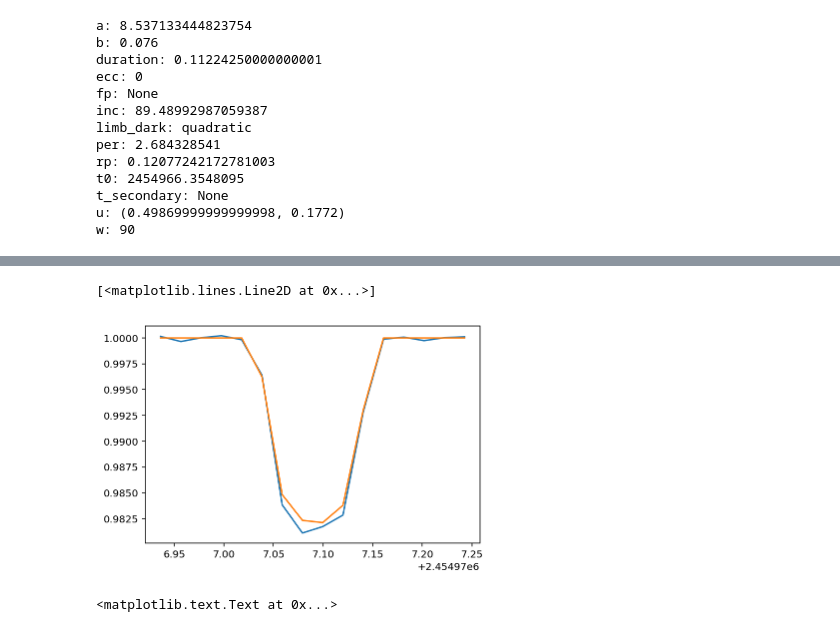
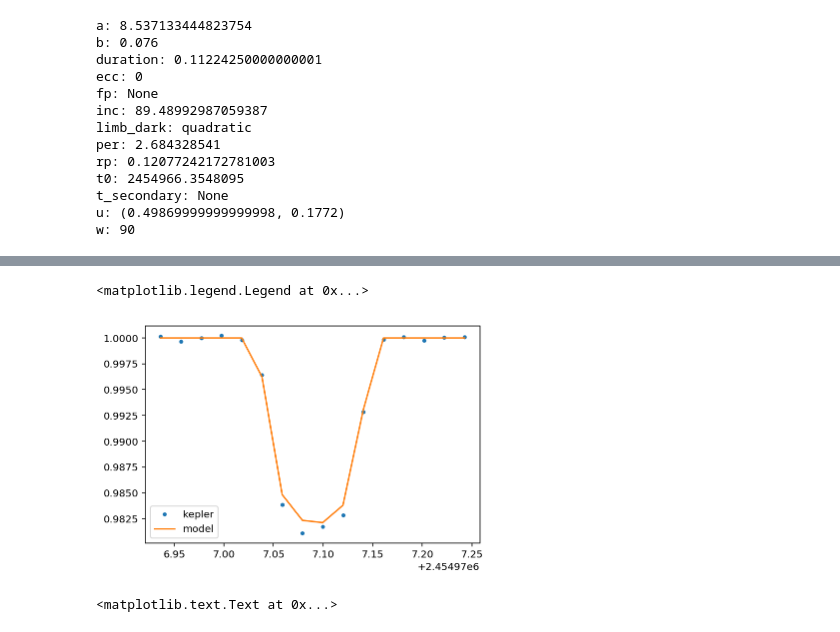
Before and after one commit to bmorris3/salter, a Jupyter notebook: show_lc.ipynb, the cells around one changed output, grey strips where cells are left out. Cells and saved outputs as stored; diff of their text form; code cells hidden in the pictures.

```diff
--- a/show_lc.ipynb
+++ b/show_lc.ipynb
@@ -59,10 +63,11 @@ sample_transit.plot()
 # %%
-# Compute mandel & agol model
+# Compute mandel & agol model, plot it over the observations
 model = sample_transit.transit_model()
 
-plt.plot(sample_transit.times.jd, sample_transit.fluxes)
-plt.plot(sample_transit.times.jd, model)
+plt.plot(sample_transit.times.jd, sample_transit.fluxes, '.', label='kepler')
+plt.plot(sample_transit.times.jd, model, label='model')
+plt.legend()
 # %% [output]
-[<matplotlib.lines.Line2D at 0x...>]
+<matplotlib.legend.Legend at 0x...>
-[figure, old version]
+[figure, new version]
 # %%
```
Also changed, not shown: parts of 10 cells of this notebook.
